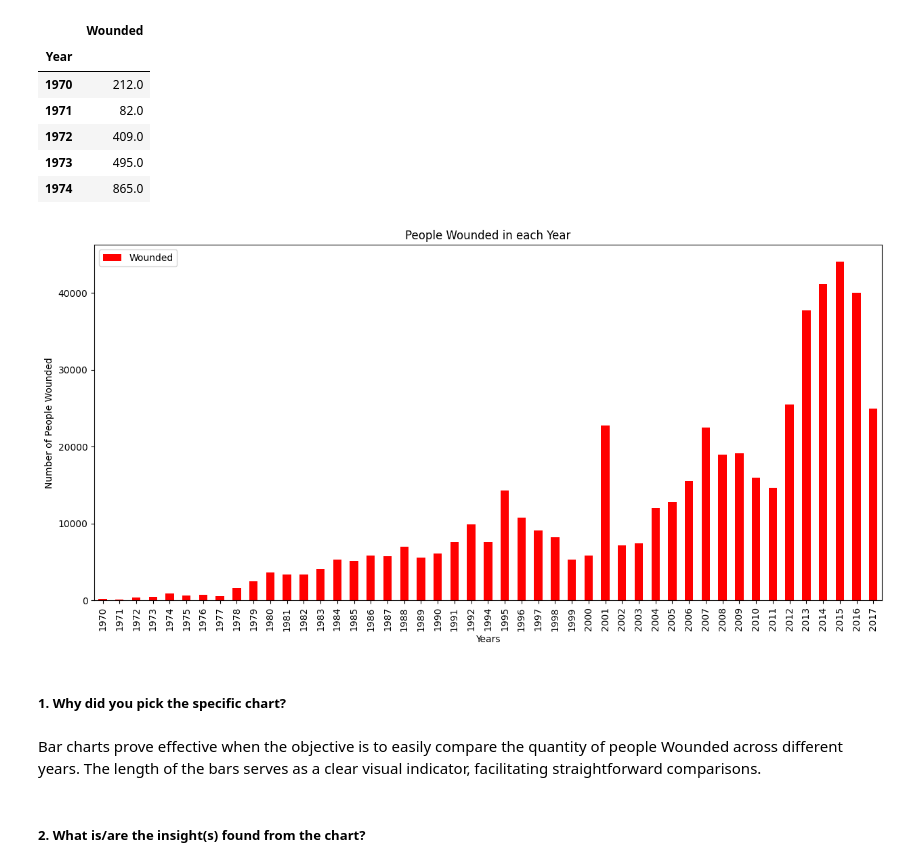
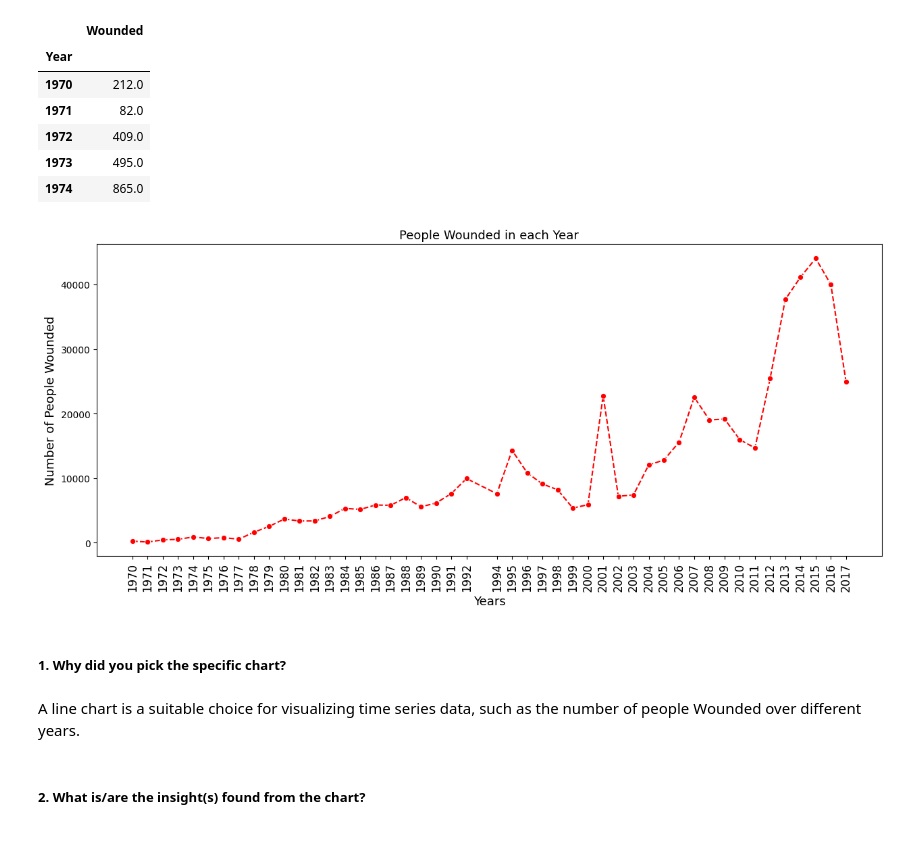
Before and after one commit to Amrit007-droid/Global-Terrorism-Dataset-EDA-, a Jupyter notebook: Global_Terrorism_Dataset_EDA_submission_.ipynb, the cells around one changed output. Cells and saved outputs as stored; diff of their text form; code cells hidden in the pictures; blank space fills up the shorter version.

```diff
--- a/Global_Terrorism_Dataset_EDA_submission_.ipynb
+++ b/Global_Terrorism_Dataset_EDA_submission_.ipynb
@@ -594,23 +603,28 @@ yw.head()
 | 1972 | 409.0 |
 | 1973 | 495.0 |
 | 1974 | 865.0 |
-# %%
-# Chart - 4 visualization code
-fig=plt.figure()
-ax1=fig.add_subplot(2,1,2)
-
-yw.plot(kind="bar",color="red",figsize=(15,15),ax=ax1)
-ax1.set_title("People Wounded in each Year")
-ax1.set_xlabel("Years")
-ax1.set_ylabel("Number of People Wounded")
-plt.show()
-# %% [output]
-[figure, removed]
+# %%
+# Chart - 4 visualization code
+plt.figure(figsize=(15, 6))
+sns.lineplot(data=yw, x='Year', y='Wounded', color='red', marker='o', linestyle='--')
+
+# Adding title and labels
+plt.title("People Wounded in each Year", fontsize=13)
+plt.xlabel("Years", fontsize=13)
+plt.ylabel("Number of People Wounded", fontsize=13)
+
+# Set x-axis ticks to display all years with center alignment
+plt.xticks(yw.index, rotation=90, ha='center', fontsize=12)
+
+# Display the chart
+plt.show()
+# %% [output]
+[figure, added]
 # %% [markdown]
 ##### 1. Why did you pick the specific chart?
-# %% [markdown]
-
-Bar charts prove effective when the objective is to easily compare the quantity of people Wounded across different years. The length of the bars serves as a clear visual indicator, facilitating straightforward comparisons.
+# %% [markdown]
+
+A line chart is a suitable choice for visualizing time series data, such as the number of people Wounded over different years.
 # %% [markdown]
 ##### 2. What is/are the insight(s) found from the chart?
 # %% [markdown]
```
Also changed, not shown: parts of 7 cells of this notebook.
